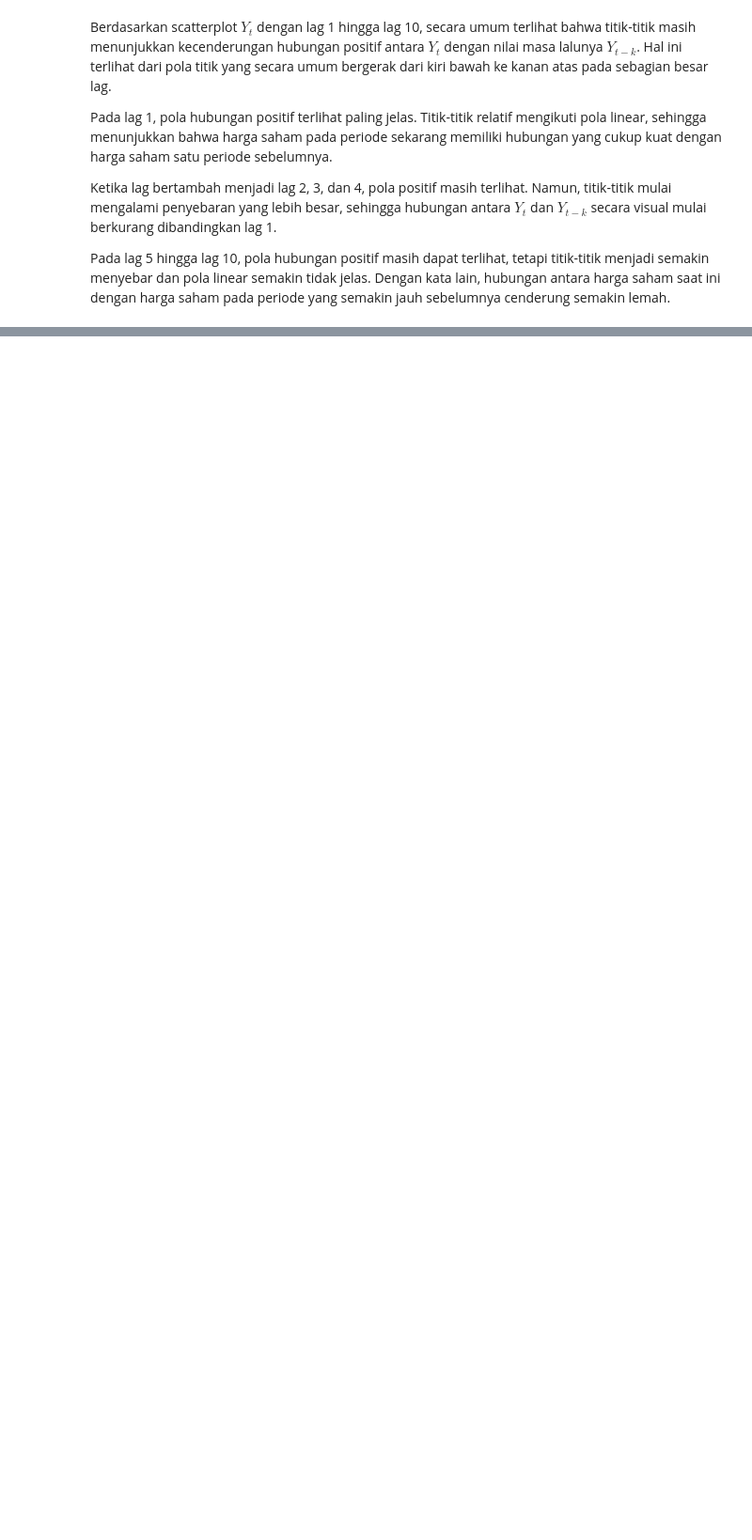
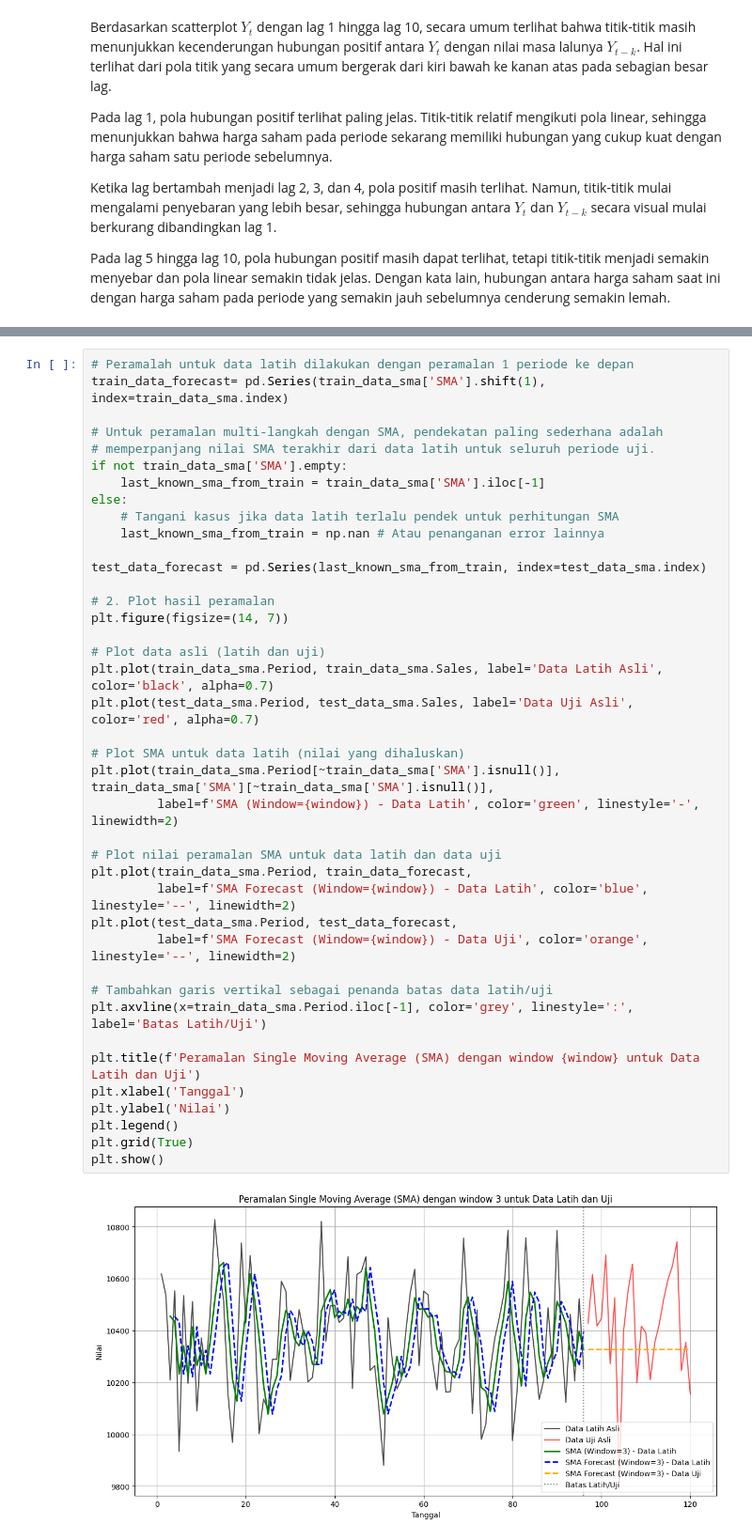
Before and after one commit to haniyathul/Praktikum-Analisis-Deret-Waktu, a Jupyter notebook: Tugas Praktikum_STA2542_Minggu_1.ipynb, the cells around one changed output, grey strips where cells are left out. Shown at 94% size. Cells and saved outputs as stored; diff of their text form; blank space fills up the shorter version.

```diff
--- a/Tugas Praktikum_STA2542_Minggu_1.ipynb
+++ b/Tugas Praktikum_STA2542_Minggu_1.ipynb
@@ -268,0 +414,42 @@ Pada lag 5 hingga lag 10, pola hubungan positif masih dapat terlihat, tetapi tit
+# %%
+# Peramalah untuk data latih dilakukan dengan peramalan 1 periode ke depan
+train_data_forecast= pd.Series(train_data_sma['SMA'].shift(1), index=train_data_sma.index)
+
+# Untuk peramalan multi-langkah dengan SMA, pendekatan paling sederhana adalah
+# memperpanjang nilai SMA terakhir dari data latih untuk seluruh periode uji.
+if not train_data_sma['SMA'].empty:
+    last_known_sma_from_train = train_data_sma['SMA'].iloc[-1]
+else:
+    # Tangani kasus jika data latih terlalu pendek untuk perhitungan SMA
+    last_known_sma_from_train = np.nan # Atau penanganan error lainnya
+
+test_data_forecast = pd.Series(last_known_sma_from_train, index=test_data_sma.index)
+
+# 2. Plot hasil peramalan
+plt.figure(figsize=(14, 7))
+
+# Plot data asli (latih dan uji)
+plt.plot(train_data_sma.Period, train_data_sma.Sales, label='Data Latih Asli', color='black', alpha=0.7)
+plt.plot(test_data_sma.Period, test_data_sma.Sales, label='Data Uji Asli', color='red', alpha=0.7)
+
+# Plot SMA untuk data latih (nilai yang dihaluskan)
+plt.plot(train_data_sma.Period[~train_data_sma['SMA'].isnull()], train_data_sma['SMA'][~train_data_sma['SMA'].isnull()],
+         label=f'SMA (Window={window}) - Data Latih', color='green', linestyle='-', linewidth=2)
+
+# Plot nilai peramalan SMA untuk data latih dan data uji
+plt.plot(train_data_sma.Period, train_data_forecast,
+         label=f'SMA Forecast (Window={window}) - Data Latih', color='blue', linestyle='--', linewidth=2)
+plt.plot(test_data_sma.Period, test_data_forecast,
+         label=f'SMA Forecast (Window={window}) - Data Uji', color='orange', linestyle='--', linewidth=2)
+
+# Tambahkan garis vertikal sebagai penanda batas data latih/uji
+plt.axvline(x=train_data_sma.Period.iloc[-1], color='grey', linestyle=':', label='Batas Latih/Uji')
+
+plt.title(f'Peramalan Single Moving Average (SMA) dengan window {window} untuk Data Latih dan Uji')
+plt.xlabel('Tanggal')
+plt.ylabel('Nilai')
+plt.legend()
+plt.grid(True)
+plt.show()
+# %% [output]
+[figure, added]
```
Also changed, not shown: parts of 31 cells of this notebook.
